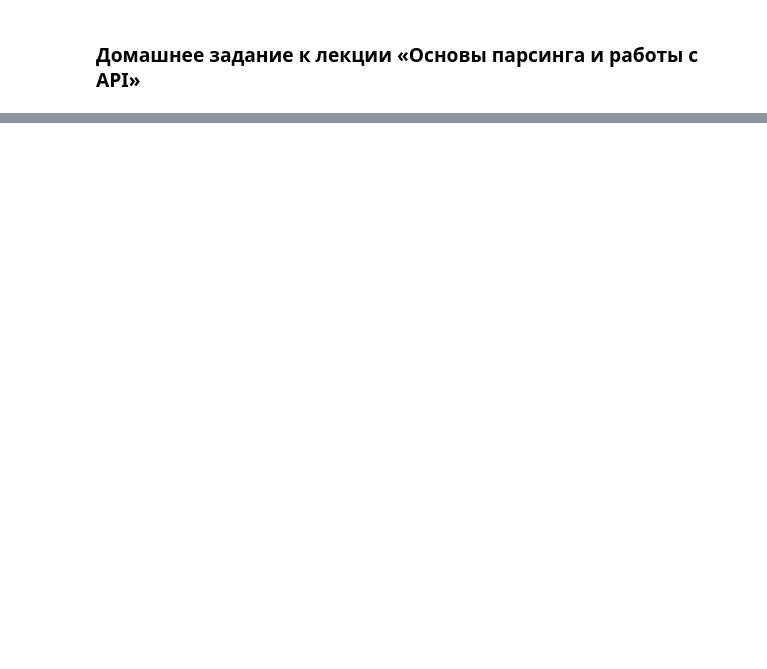
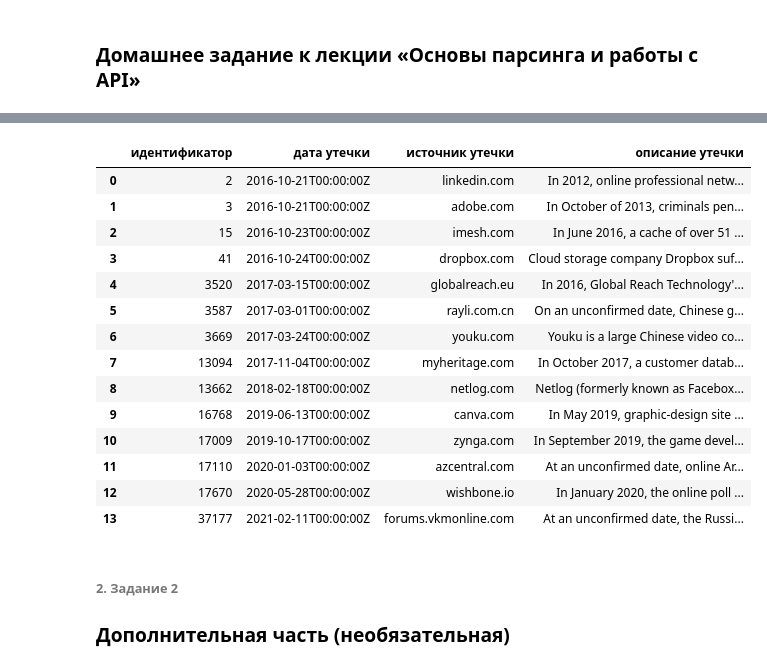
Before and after one commit to Anton-Solop/PYDP, a Jupyter notebook: home_work_web_scraping.ipynb, the cells around one changed output, grey strips where cells are left out. Saved outputs shown, nothing was run; the diff lists cells and outputs as text; code cells hidden in the pictures; blank space fills up the shorter version.

```diff
--- a/home_work_web_scraping.ipynb
+++ b/home_work_web_scraping.ipynb
@@ -99,0 +184,53 @@ article-formatted-body article-formatted-body_version-2
+# %%
+# формируем необходимые стартовые переменные
+
+# в случае нахождения в списке нескольких адресов одновременно, сервис выдает информацию по ним в перемешанном виде, не позволяющем отсортировать информацию по отдельным адресам
+EMAIL = ['yyy@y.com']
+#EMAIL = ['xxx@x.ru']
+URL = 'https://identityprotection.avast.com/v1/web/query/site-breaches/unauthorized-data'
+HEADERS = {
+    'User-Agent': 'Mozilla/5.0 (X11; Linux x86_64) AppleWebKit/537.36 (KHTML, like Gecko) Chrome/88.0.4324.150 Safari/537.36',
+    'Vaar-Header-App-Build-Version': '1.0.0',
+    'Vaar-Header-App-Product': 'hackcheck-web-avast',
+    'Vaar-Version': '0',
+    'Vaar-Header-App-Product-Name': 'hackcheck-web-avast',
+    'Accept': 'application/json, text/plain, */*',
+    'Content-Type': 'application/json;charset=UTF-8',
+    'Host': 'identityprotection.avast.com',
+    'Origin': 'https://www.avast.com',
+    'Referer': 'https://www.avast.com/'
+}
+EMAIL_S={}
+EMAIL_S['emailAddresses'] = EMAIL
+# делаем post запрос
+res = requests.post(URL, headers=HEADERS, json=EMAIL_S)
+# преобразуем полученную информацию (Конвертируем из json в словарь, разворачиваем столбцы) и формируем датафрейм
+df = pd.DataFrame.from_dict(res.json()['breaches'], orient='index')
+# делаем адекватную индексацию
+df = pd.concat([df], ignore_index=True)
+# отбираем нужные столбцы
+df1 = df[['breachId', 'publishDate', 'site', 'description']]
+# переименовываем столбцы
+df1.columns = ['идентификатор', 'дата утечки',
+               'источник утечки', 'описание утечки']
+df1
+# %% [output]
+|  | идентификатор | дата утечки | источник утечки | описание утечки |
+| 0 | 2 | 2016-10-21T00:00:00Z | linkedin.com | In 2012, online professional netw... |
+| 1 | 3 | 2016-10-21T00:00:00Z | adobe.com | In October of 2013, criminals pen... |
+| 2 | 15 | 2016-10-23T00:00:00Z | imesh.com | In June 2016, a cache of over 51 ... |
+| 3 | 41 | 2016-10-24T00:00:00Z | dropbox.com | Cloud storage company Dropbox suf... |
+| 4 | 3520 | 2017-03-15T00:00:00Z | globalreach.eu | In 2016, Global Reach Technology'... |
+| 5 | 3587 | 2017-03-01T00:00:00Z | rayli.com.cn | On an unconfirmed date, Chinese g... |
+| 6 | 3669 | 2017-03-24T00:00:00Z | youku.com | Youku is a large Chinese video co... |
+| 7 | 13094 | 2017-11-04T00:00:00Z | myheritage.com | In October 2017, a customer datab... |
+| 8 | 13662 | 2018-02-18T00:00:00Z | netlog.com | Netlog (formerly known as Facebox... |
+| 9 | 16768 | 2019-06-13T00:00:00Z | canva.com | In May 2019, graphic-design site ... |
+| 10 | 17009 | 2019-10-17T00:00:00Z | zynga.com | In September 2019, the game devel... |
+| 11 | 17110 | 2020-01-03T00:00:00Z | azcentral.com | At an unconfirmed date, online Ar... |
+| 12 | 17670 | 2020-05-28T00:00:00Z | wishbone.io | In January 2020, the online poll ... |
+| 13 | 37177 | 2021-02-11T00:00:00Z | forums.vkmonline.com | At an unconfirmed date, the Russi... |
+# %% [markdown]
+###### 2. Задание 2
+
+### Дополнительная часть (необязательная)
```
Also changed, not shown: parts of 35 cells of this notebook.
